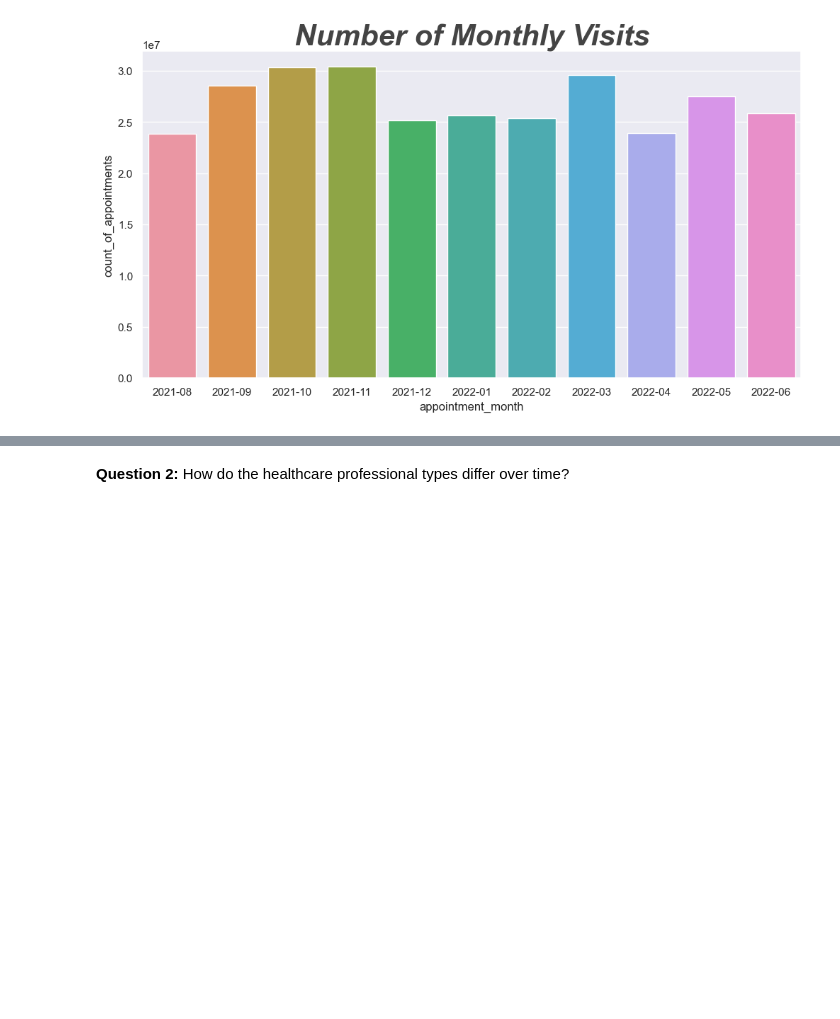
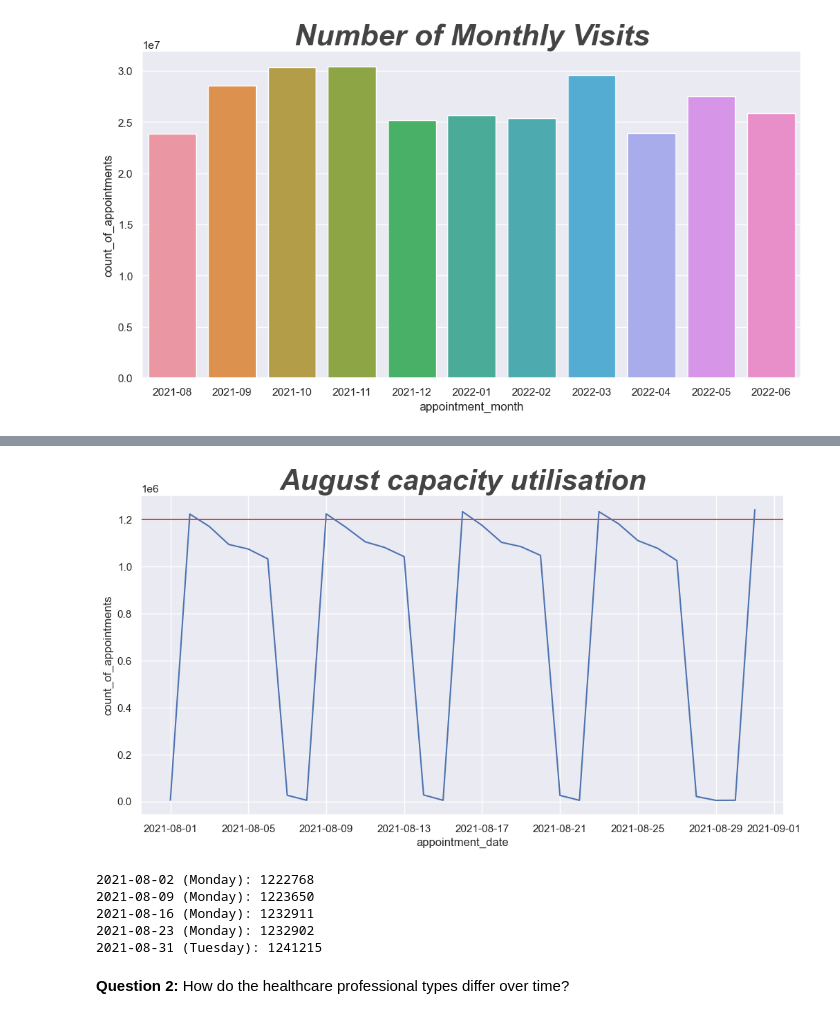
Before and after one commit to Matteo-Natalini/NHS_Staffing_and_Resource_Utilization_Analysis_with-Python, a Jupyter notebook: Natalini_Matteo_DA201_Assignment_Notebook.ipynb, the cells around one changed output, grey strips where cells are left out. Saved outputs shown, nothing was run; the diff lists cells and outputs as text; code cells hidden in the pictures; blank space fills up the shorter version.

```diff
--- a/Natalini_Matteo_DA201_Assignment_Notebook.ipynb
+++ b/Natalini_Matteo_DA201_Assignment_Notebook.ipynb
@@ -1297,3 +1317,44 @@ plt.title('Number of Monthly Visits', fontsize=30, fontweight='bold', fontstyle=
+# %%
+# Look at August 2021 in more detail to allow a closer look.
+nc_aug = nc[nc['appointment_date'].between('2021-08-01','2021-08-31')]
+
+nc_aug = nc_aug.groupby('appointment_date')['count_of_appointments'].sum().reset_index()
+
+
+# Create a lineplot.
+sns.lineplot(x='appointment_date', y='count_of_appointments', data=nc_aug, ci=None)
+
+plt.title("August capacity utilisation", fontsize=30,fontweight='bold', fontstyle='italic', color='#444444')
+
+# Show the 1,200,000 appointments limit
+plt.axhline(y=1200000, color='r', linestyle='-');
+
+# # Download the plot
+# plt.savefig('4.1.2.png')
+# %% [output]
+[figure, added]
+# %%
+# Find day of the week where maximum capacity is exceeded
+
+#import library
+from datetime import datetime
+
+# Filter rows where count_of_appointments > 1200000
+nc_aug_high = nc_aug[nc_aug['count_of_appointments'] > 1200000]
+
+# Loop over each row and print the date and day of the week
+for index, row in nc_aug_high.iterrows():
+    date_obj = row['appointment_date']
+    date_string = date_obj.strftime("%Y-%m-%d")
+    date = datetime.strptime(date_string, "%Y-%m-%d")
+    day_of_week = date.strftime("%A")
+    print(f"{date_string} ({day_of_week}): {row['count_of_appointments']}")
+# %% [output]
+2021-08-02 (Monday): 1222768
+2021-08-09 (Monday): 1223650
+2021-08-16 (Monday): 1232911
+2021-08-23 (Monday): 1232902
+2021-08-31 (Tuesday): 1241215
 # %% [markdown]
 **Question 2:** How do the healthcare professional types differ over time?
 # %%
```
Also changed, not shown: parts of 11 cells of this notebook.
